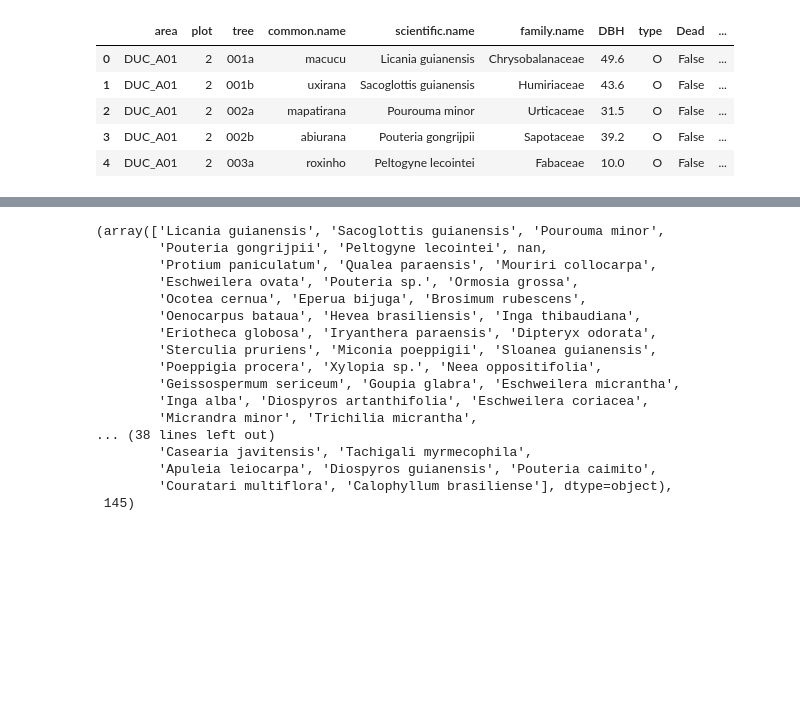
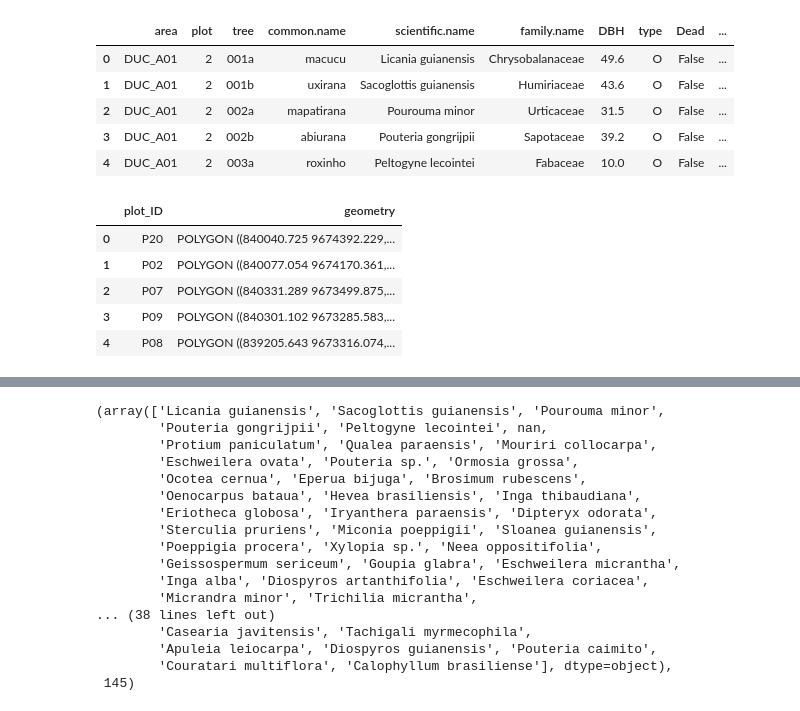
Before and after one commit to joaovictordecastroa/canopyEstimation, a Jupyter notebook: src/inventory.ipynb, the cells around one changed output, grey strips where cells are left out. Saved outputs shown, nothing was run; the diff lists cells and outputs as text; code cells hidden in the pictures; blank space fills up the shorter version.

```diff
--- a/src/inventory.ipynb
+++ b/src/inventory.ipynb
@@ -27,3 +28,16 @@ inventory.head()
 | 2 | DUC_A01 | 2 | 002a | mapatirana | Pourouma minor | Urticaceae | 31.5 | O | False | ... |
 | 3 | DUC_A01 | 2 | 002b | abiurana | Pouteria gongrijpii | Sapotaceae | 39.2 | O | False | ... |
 | 4 | DUC_A01 | 2 | 003a | roxinho | Peltogyne lecointei | Fabaceae | 10.0 | O | False | ... |
+# %%
+inventory_plot_location: geopandas.GeoDataFrame = geopandas.read_file(
+    os.environ.get("INVENTORY_PLOT_LOCATION_FILE_PATH"),
+)
+# %%
+inventory_plot_location.head()
+# %% [output]
+|  | plot_ID | geometry |
+| 0 | P20 | POLYGON ((840040.725 9674392.229,... |
+| 1 | P02 | POLYGON ((840077.054 9674170.361,... |
+| 2 | P07 | POLYGON ((840331.289 9673499.875,... |
+| 3 | P09 | POLYGON ((840301.102 9673285.583,... |
+| 4 | P08 | POLYGON ((839205.643 9673316.074,... |
```
Also changed, not shown: parts of 39 cells of this notebook.
